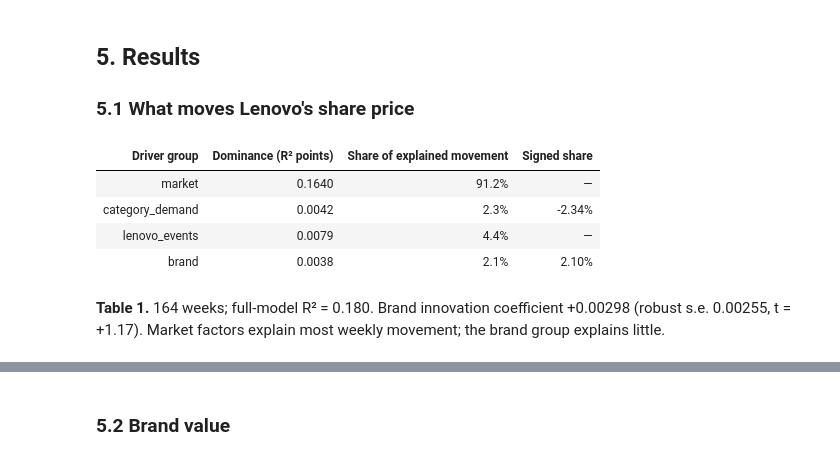
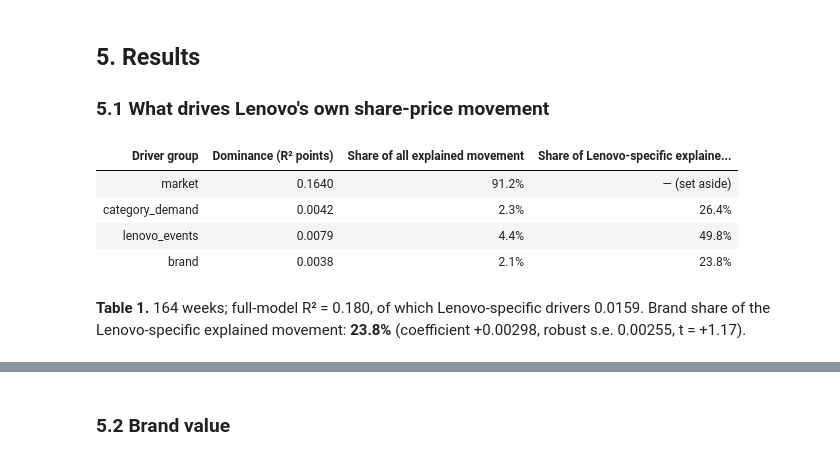
Before and after one commit to federicomeschini/SponsorshipIntelligence_Lenovo, a Jupyter notebook: reports/methods_annex/40_brand_value.ipynb, the cells around one changed output, grey strips where cells are left out. Drawn from its saved outputs; the diff is of its cells as text; code cells hidden in the pictures.

```diff
--- a/reports/methods_annex/40_brand_value.ipynb
+++ b/reports/methods_annex/40_brand_value.ipynb
@@ -116,20 +113,21 @@ $$u = \frac{\Delta}{I_{cf}}, \qquad \Delta BV = \varepsilon \cdot u \cdot BV, \q
 # %% [markdown]
 ## 5. Results
 
-### 5.1 What moves Lenovo's share price
+### 5.1 What drives Lenovo's own share-price movement
 # %%
 wts = pd.read_parquet(D + "dominance_weights.parquet")
-display(wts.rename(columns={"group": "Driver group", "dominance_r2": "Dominance (R² points)", "share_of_explained": "Share of explained movement",
-                            "signed_share_of_explained": "Signed share"}).drop(columns="model")
-        .style.format({"Dominance (R² points)": "{:.4f}", "Share of explained movement": "{:.1%}", "Signed share": "{:.2%}"}, na_rep="—").hide(axis="index"))
+display(wts[["group", "dominance_r2", "share_of_explained", "share_of_lenovo_specific"]].rename(columns={
+    "group": "Driver group", "dominance_r2": "Dominance (R² points)", "share_of_explained": "Share of all explained movement",
+    "share_of_lenovo_specific": "Share of Lenovo-specific explained movement"})
+    .style.format({"Dominance (R² points)": "{:.4f}", "Share of all explained movement": "{:.1%}", "Share of Lenovo-specific explained movement": "{:.1%}"}, na_rep="— (set aside)").hide(axis="index"))
 coef = dom["coefficients"]["brand_full_sample"]["brand"]
-md(f"**Table 1.** {dom['samples']['brand_weeks']} weeks; full-model R² = {dom['samples']['brand_model_r2']:.3f}. "
-   f"Brand innovation coefficient {coef['coefficient']:+.5f} (robust s.e. {coef['robust_se']:.5f}, t = {coef['coefficient']/coef['robust_se']:+.2f}). "
-   "Market factors explain most weekly movement; the brand group explains little.")
+rest = wts.loc[wts["group"] != "market", "dominance_r2"].sum()
+md(f"**Table 1.** {dom['samples']['brand_weeks']} weeks; full-model R² = {dom['samples']['brand_model_r2']:.3f}, of which Lenovo-specific drivers {rest:.4f}. "
+   f"Brand share of the Lenovo-specific explained movement: **{values['brand_share']:.1%}** (coefficient {coef['coefficient']:+.5f}, robust s.e. {coef['robust_se']:.5f}, t = {coef['coefficient']/coef['robust_se']:+.2f}).")
 # %% [output]
-| Driver group | Dominance (R² points) | Share of explained movement | Signed share |
-| market | 0.1640 | 91.2% | — |
-| category_demand | 0.0042 | 2.3% | -2.34% |
-| lenovo_events | 0.0079 | 4.4% | — |
-| brand | 0.0038 | 2.1% | 2.10% |
+| Driver group | Dominance (R² points) | Share of all explained movement | Share of Lenovo-specific explaine... |
+| market | 0.1640 | 91.2% | — (set aside) |
+| category_demand | 0.0042 | 2.3% | 26.4% |
+| lenovo_events | 0.0079 | 4.4% | 49.8% |
+| brand | 0.0038 | 2.1% | 23.8% |
-**Table 1.** 164 weeks; full-model R² = 0.180. Brand innovation coefficient +0.00298 (robust s.e. 0.00255, t = +1.17). Market factors explain most weekly movement; the brand group explains little.
+**Table 1.** 164 weeks; full-model R² = 0.180, of which Lenovo-specific drivers 0.0159. Brand share of the Lenovo-specific explained movement: **23.8%** (coefficient +0.00298, robust s.e. 0.00255, t = +1.17).
```
Also changed, not shown: parts of 23 cells of this notebook, 27 other files.
